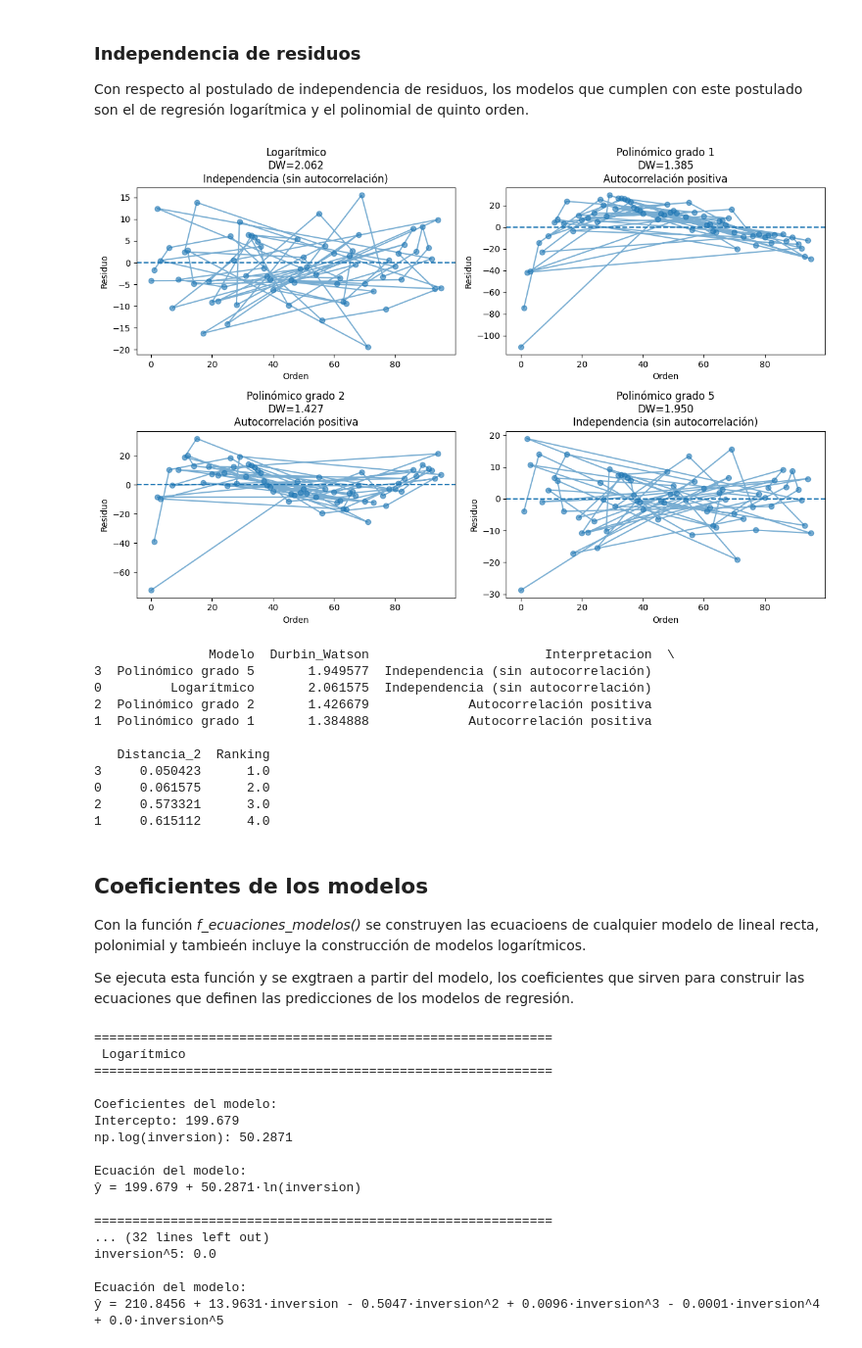
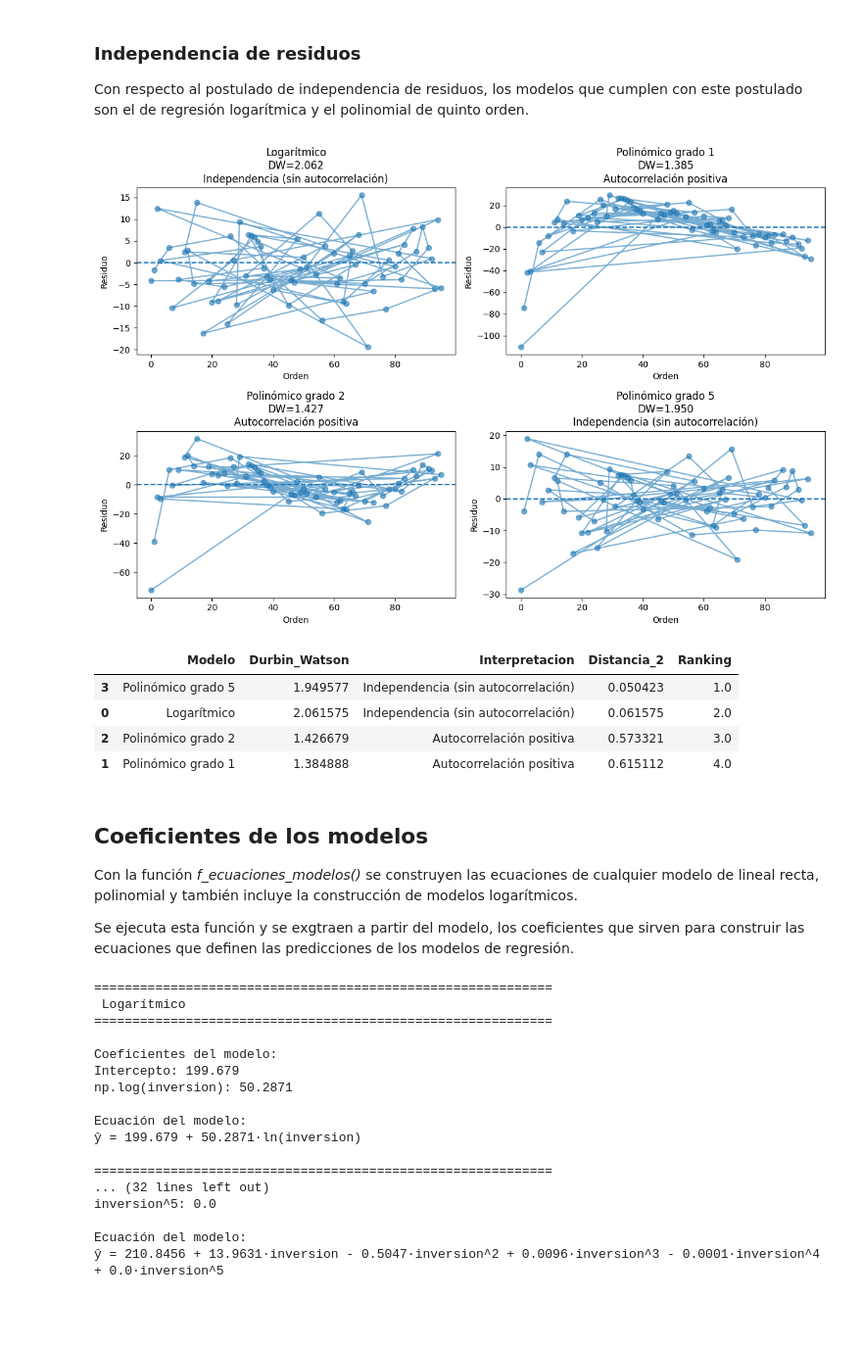
Before and after one commit to rpizarrog/Libro-Aprendizaje-Automatico.-Casos-de-Estudio-con-R-y-Python, a Jupyter notebook: Python NoteBooks/Caso_de_regresión_logarítmica_con_datos_de_inversión_y_ventas_de_servicios_funerarios.ipynb, the cells around one changed output. Shown at 98% size. Cells and saved outputs as stored; diff of their text form; code cells hidden in the pictures; blank space fills up the shorter version.

```diff
--- a/Python NoteBooks/Caso_de_regresión_logarítmica_con_datos_de_inversión_y_ventas_de_servicios_funerarios.ipynb
+++ b/Python NoteBooks/Caso_de_regresión_logarítmica_con_datos_de_inversión_y_ventas_de_servicios_funerarios.ipynb
@@ -282,39 +288,33 @@ Con respecto al postulado de independencia de residuos, los modelos que cumplen
 # %%
 modelos = [modelo_log, modelo_RP1, modelo_RP2, modelo_RP5]
 
 titulos = [
     "Logarítmico",
     "Polinómico grado 1",
     "Polinómico grado 2",
     "Polinómico grado 5"
 ]
 
 ranking = f_verificar_independencia_residuos(
     modelos,
     datos_entrenamiento,
     "inversion",
     "ventas",
     titulos
 )
 
-print(ranking)
+ranking
 # %% [output]
 [figure]
-               Modelo  Durbin_Watson                       Interpretacion  \
-3  Polinómico grado 5       1.949577  Independencia (sin autocorrelación)
-0         Logarítmico       2.061575  Independencia (sin autocorrelación)
-2  Polinómico grado 2       1.426679             Autocorrelación positiva
-1  Polinómico grado 1       1.384888             Autocorrelación positiva
-
-   Distancia_2  Ranking
-3     0.050423      1.0
-0     0.061575      2.0
-2     0.573321      3.0
-1     0.615112      4.0
+|  | Modelo | Durbin_Watson | Interpretacion | Distancia_2 | Ranking |
+| 3 | Polinómico grado 5 | 1.949577 | Independencia (sin autocorrelación) | 0.050423 | 1.0 |
+| 0 | Logarítmico | 2.061575 | Independencia (sin autocorrelación) | 0.061575 | 2.0 |
+| 2 | Polinómico grado 2 | 1.426679 | Autocorrelación positiva | 0.573321 | 3.0 |
+| 1 | Polinómico grado 1 | 1.384888 | Autocorrelación positiva | 0.615112 | 4.0 |
 # %% [markdown]
 ## Coeficientes de los modelos
 
-Con la función *f_ecuaciones_modelos()* se construyen las ecuacioens de cualquier modelo de lineal recta, polonimial y tambieén incluye la construcción de modelos logarítmicos.
+Con la función *f_ecuaciones_modelos()* se construyen las ecuaciones de cualquier modelo de lineal recta, polinomial y también incluye la construcción de modelos logarítmicos.
 
 Se ejecuta esta función y se exgtraen a partir del modelo, los coeficientes que sirven para construir las ecuaciones que definen las predicciones de los modelos de regresión.
 # %%
```
Also changed, not shown: parts of 12 cells of this notebook.
